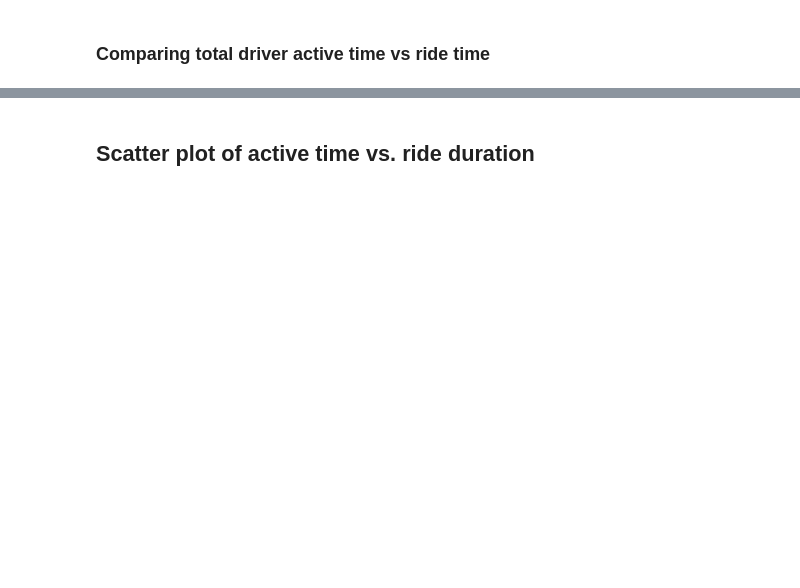
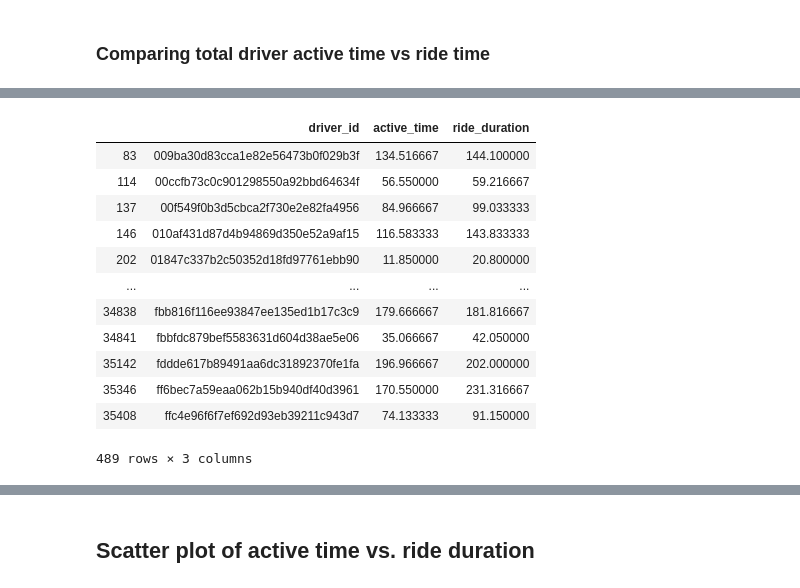
Before and after one commit to ridhi1412/capstone_didi, a Jupyter notebook: EDA.ipynb, the cells around one changed output, grey strips where cells are left out. Drawn from its saved outputs; the diff is of its cells as text; code cells hidden in the pictures; blank space fills up the shorter version.

```diff
--- a/EDA.ipynb
+++ b/EDA.ipynb
@@ -55,0 +144,16 @@ driver_stats.describe()
+# %%
+driver_stats[driver_stats.ride_duration > driver_stats.active_time]
+# %% [output]
+|  | driver_id | active_time | ride_duration |
+| 83 | 009ba30d83cca1e82e56473b0f029b3f | 134.516667 | 144.100000 |
+| 114 | 00ccfb73c0c901298550a92bbd64634f | 56.550000 | 59.216667 |
+| 137 | 00f549f0b3d5cbca2f730e2e82fa4956 | 84.966667 | 99.033333 |
+| 146 | 010af431d87d4b94869d350e52a9af15 | 116.583333 | 143.833333 |
+| 202 | 01847c337b2c50352d18fd97761ebb90 | 11.850000 | 20.800000 |
+| ... | ... | ... | ... |
+| 34838 | fbb816f116ee93847ee135ed1b17c3c9 | 179.666667 | 181.816667 |
+| 34841 | fbbfdc879bef5583631d604d38ae5e06 | 35.066667 | 42.050000 |
+| 35142 | fddde617b89491aa6dc31892370fe1fa | 196.966667 | 202.000000 |
+| 35346 | ff6bec7a59eaa062b15b940df40d3961 | 170.550000 | 231.316667 |
+| 35408 | ffc4e96f6f7ef692d93eb39211c943d7 | 74.133333 | 91.150000 |
+489 rows × 3 columns
```
Also changed, not shown: parts of 17 cells of this notebook, 1 other file.
